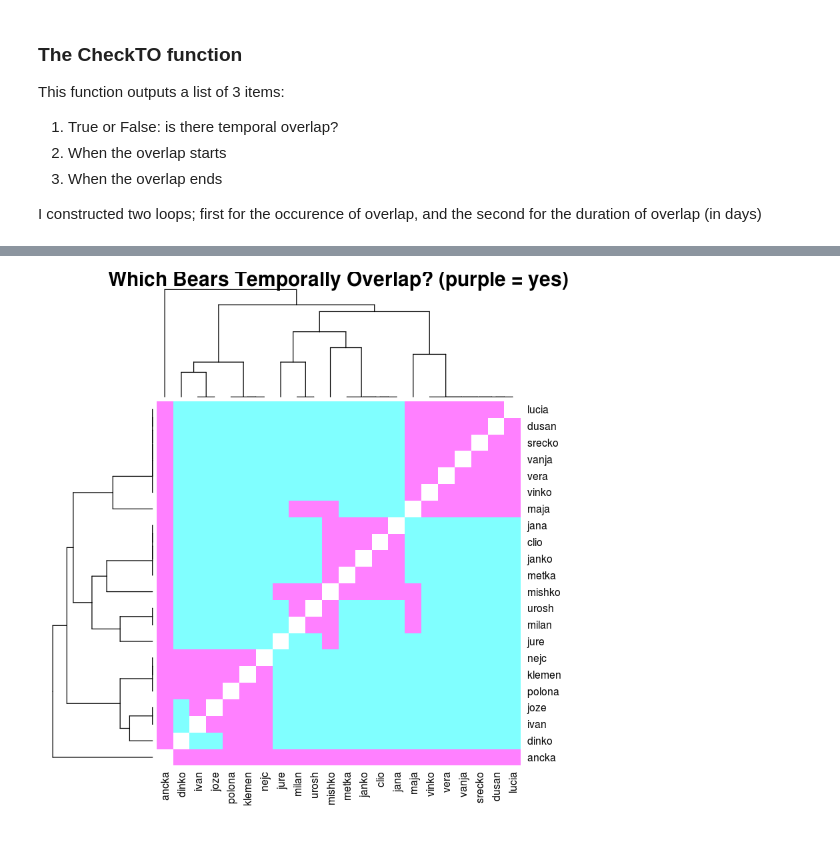
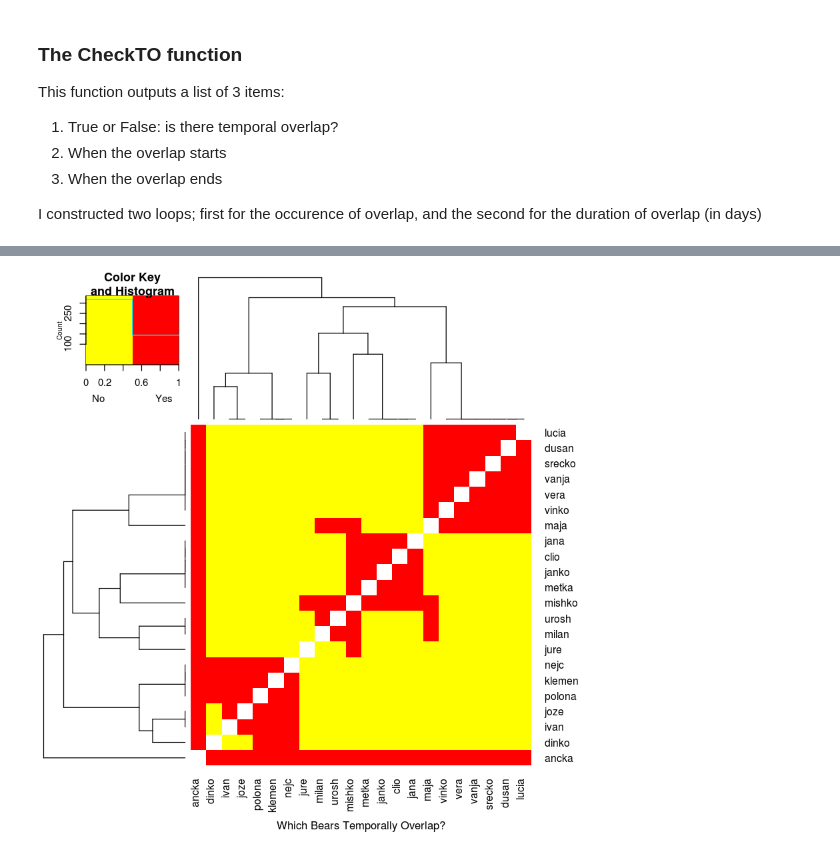
Before and after one commit to johannesuhl/STA-lab3, a Jupyter notebook: Wildlife Trajectories in R.ipynb, the cells around one changed output, grey strips where cells are left out. Drawn from its saved outputs; the diff is of its cells as text; code cells hidden in the pictures.

```diff
--- a/Wildlife Trajectories in R.ipynb
+++ b/Wildlife Trajectories in R.ipynb
@@ -141,9 +133,13 @@ for(i in 1:22){
 # %%
 RM = data.matrix(results_checkTO)
 rownames(RM) = levels$tag
 colnames(RM) = levels$tag
-heatmap(RM,  col = cm.colors(256), scale = "none",
-          main = "Which Bears Temporally Overlap? (purple = yes)")
+heatmap.2(RM,
+             sub = "Which Bears Temporally Overlap?",
+             col = c("yellow", "red"),
+             key.xlab = "No                   Yes",
+             trace='none'
+         )
 # %% [output]
-[figure, old version]
+[figure, new version]
 # %%
```
Also changed, not shown: parts of 7 cells of this notebook.
